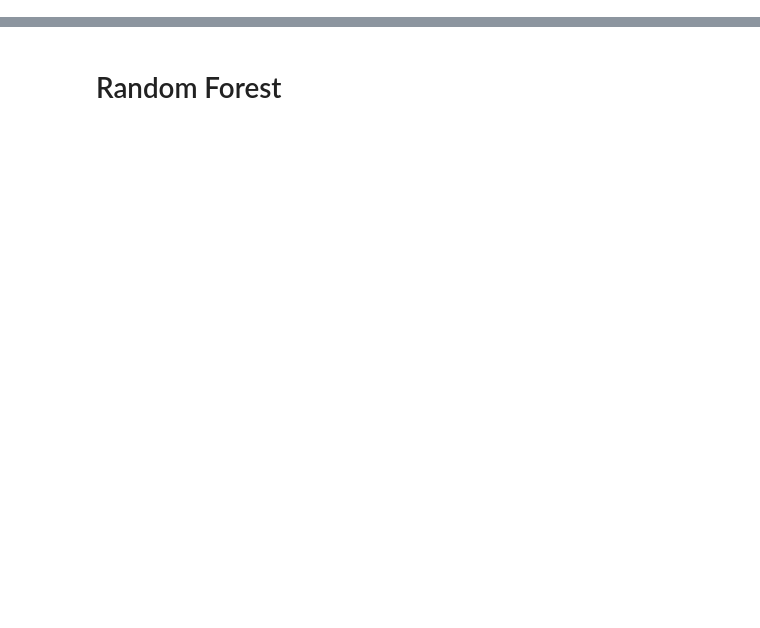
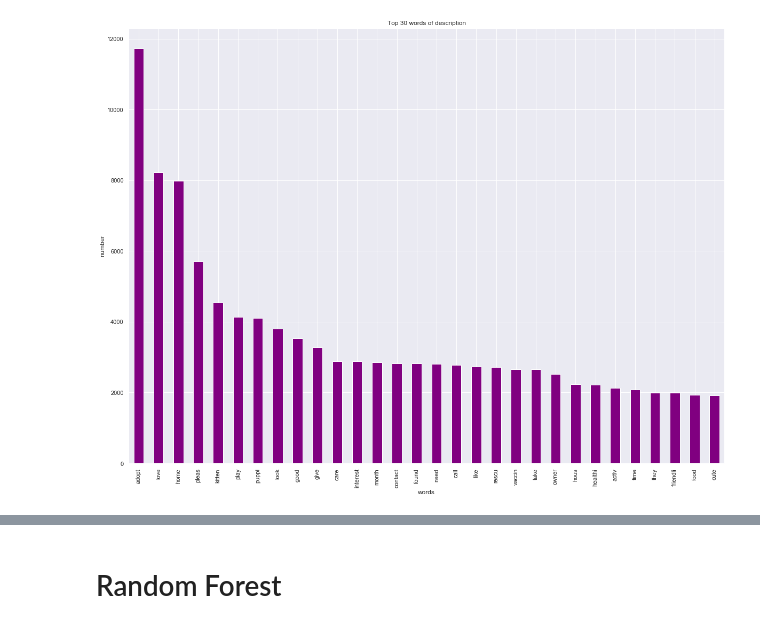
Before and after one commit to majulahsingapuri/CatsnDogs, a Jupyter notebook: Project.ipynb, the cells around one changed output, grey strips where cells are left out. Saved outputs shown, nothing was run; the diff lists cells and outputs as text; code cells hidden in the pictures; blank space fills up the shorter version.

```diff
--- a/Project.ipynb
+++ b/Project.ipynb
@@ -39,3 +52,40 @@ for id in petIDs:
 
 jsonData = {"Magnitude" : magnitude, "Score" : score}
 animalData = animalData.join(pd.DataFrame(data = jsonData))
+# %%
+#create empty list
+descriptionWords = []
+
+# Combines words with similar meaning together
+stemmer = PorterStemmer()
+
+# Removes words like "it", "the", etc.
+sw = stopwords.words("english")
+
+for i in animalData["Description"]:
+    i = str(i)
+    if i == 'nan':
+        i = 'blank'
+    text = i.lower()
+    words = word_tokenize(i)
+    words = [word for word in words if word not in sw]
+    words = [stemmer.stem(word) for word in words]
+    words = [w for w in words if len(w) > 3]
+    words = ' '.join(str(word) for word in words)
+    descriptionWords.append(words)
+
+animalData = animalData.join(pd.DataFrame(data = {"DescriptionWords" : np.array(descriptionWords)}))
+# %%
+count1 = Counter(" ".join(animalData["DescriptionWords"]).split()).most_common(30)
+data1 = pd.DataFrame.from_dict(count1)
+data1 = data1.rename(columns={0: "words of description", 1 : "count"})
+# %%
+data1.plot.bar(legend = False, color = 'purple',figsize = (20,15))
+y_pos = np.arange(len(data1["words of description"]))
+plt.xticks(y_pos, data1["words of description"])
+plt.title('Top 30 words of description')
+plt.xlabel('words')
+plt.ylabel('number')
+plt.show()
+# %% [output]
+[figure, added]
```
Also changed, not shown: parts of 23 cells of this notebook.
